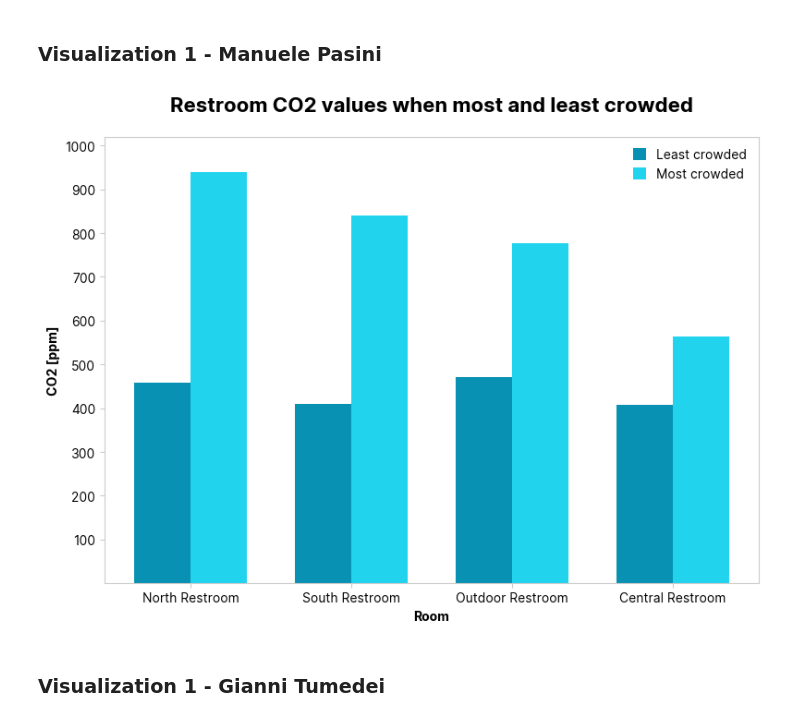
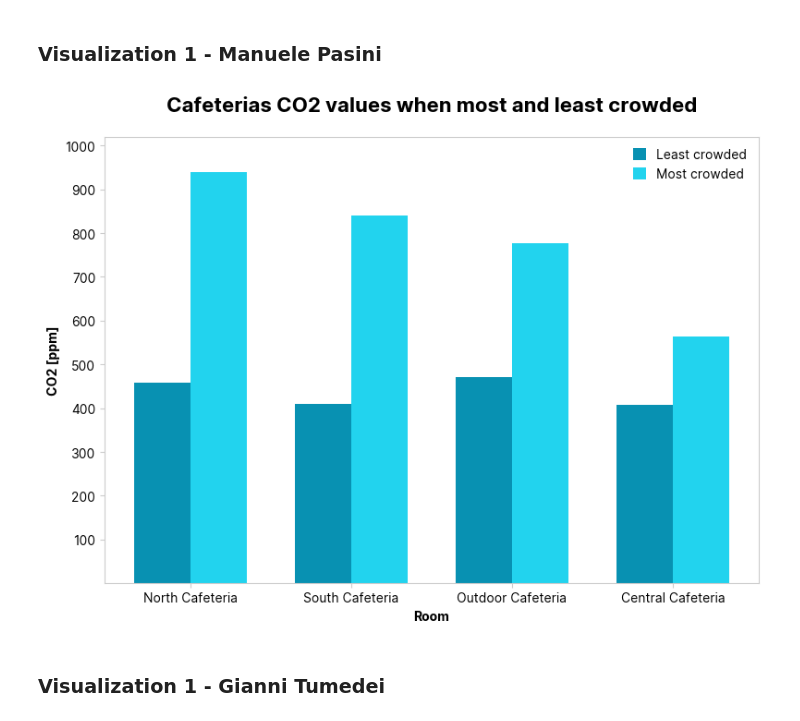
Before and after one commit to ManuelePasini/dataviz, a Jupyter notebook: src/main/dataviz.ipynb, the cells around one changed output. Cells and saved outputs as stored; diff of their text form; code cells hidden in the pictures.

Commit message:
fix: replace restrooms with cafeterias

```diff
--- a/src/main/dataviz.ipynb
+++ b/src/main/dataviz.ipynb
@@ -188,29 +188,29 @@ import pandas as pd
 import matplotlib.pyplot as plt
 import numpy as np
 
-restroom_co2_devices = {
-    "North Restroom": [
+cafeteria_co2_devices = {
+    "North Cafeteria": [
         "A81758FFFE030FB5",
         "A81758FFFE046576",
         "A81758FFFE031089",
     ],
-    "Central Restroom": {"A81758FFFE030F7B", "A81758FFFE030F5A", "A81758FFFE031055"},
-    "South Restroom": {
+    "Central Cafeteria": {"A81758FFFE030F7B", "A81758FFFE030F5A", "A81758FFFE031055"},
+    "South Cafeteria": {
         "A81758FFFE031029",
         "A81758FFFE030F70",
     },
-    "Outdoor Restroom": ["A81758FFFE031051", "A81758FFFE03102C", "A81758FFFE031005"],
+    "Outdoor Cafeteria": ["A81758FFFE031051", "A81758FFFE03102C", "A81758FFFE031005"],
 }
 
-device_to_restroom = {
-    device: restroom
-    for restroom, devices in restroom_co2_devices.items()
+device_to_cafeteria = {
+    device: cafeteria
+    for cafeteria, devices in cafeteria_co2_devices.items()
     for device in devices
 }
 
-co2_devices = list(device_to_restroom.keys())
+co2_devices = list(device_to_cafeteria.keys())
 filtered_df = filtered_df.loc[filtered_df["device_id"].isin(co2_devices)]
-filtered_df["restroom"] = filtered_df["device_id"].map(device_to_restroom)
+filtered_df["cafeteria"] = filtered_df["device_id"].map(device_to_cafeteria)
 
 idx_min = filtered_df.groupby("device_id")[groupby].idxmin().dropna()
 idx_max = filtered_df.groupby("device_id")[groupby].idxmax().dropna()
@@ -222,13 +222,13 @@ df_max = filtered_df.loc[idx_max].copy()
 df_max["motion_type"] = "max"
 
 result = pd.concat([df_min, df_max])
-result["restroom"] = result["device_id"].map(device_to_restroom)
+result["cafeteria"] = result["device_id"].map(device_to_cafeteria)
 
 pivot = result.pivot(index="device_id", columns="motion_type", values="co2")
 pivot = pivot.loc[pivot["min"] < pivot["max"]]
-pivot["restroom"] = pivot.index.map(device_to_restroom)
+pivot["cafeteria"] = pivot.index.map(device_to_cafeteria)
 
-pivot_grouped = pivot.groupby("restroom")[["min", "max"]].mean()
+pivot_grouped = pivot.groupby("cafeteria")[["min", "max"]].mean()
 pivot_grouped = pivot_grouped.sort_values(by="max", ascending=False)
 
 
@@ -269,36 +269,36 @@ def plot_grouped(pivot_grouped, cap_value=1300, log=False):
     ax.set_xlabel("Room", fontweight="bold")
     ax.set_ylabel("CO2 [ppm]", fontweight="bold")
 
-    title = f"Restroom CO2 values when most and least crowded"
+    title = f"Cafeterias CO2 values when most and least crowded"
     if log:
         ax.set_yscale("log")
     ax.set_title(title, fontweight="bold", fontsize=16, pad=20)
     ax.set_xticks(x)
     ax.set_xticklabels(pivot_grouped.index, rotation=0)
     ax.set_yticks(np.arange(0, cap_value + 100, 100))
     ax.legend(
         frameon=False,
         handlelength=1,
         handleheight=1,
     )
     ax.set_ylim(1, cap_value + 20 if not log else cap_value * 2)
 
     ax.tick_params(color="#cccccc")
     for spine in ax.spines.values():
         spine.set_edgecolor("#cccccc")
 
     # plt.subplots_adjust(left=0.3, top=0.88, bottom=0.5)
     plt.tight_layout()
 
     plt.savefig(os.path.join(output_path, f"co2_plot_{log}.png"), dpi=300)
     plt.show()
 
 
 # 8. Esegui i plot
 plot_grouped(pivot_grouped, cap_value=1000, log=False)
 # plot_grouped(pivot_grouped, cap_value=1100, log=True)
 # pivot_grouped
 # %% [output]
-[figure, old version]
+[figure, new version]
 # %% [markdown]
 ### Visualization 1 - Gianni Tumedei
```
Also changed, not shown: 1 other file.
